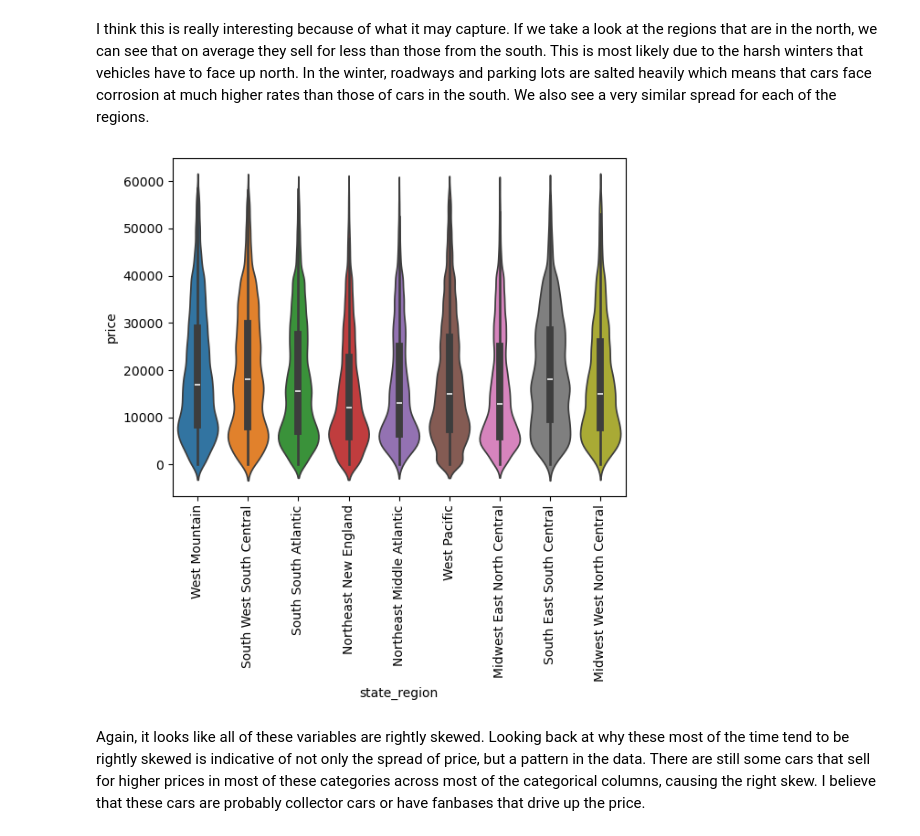
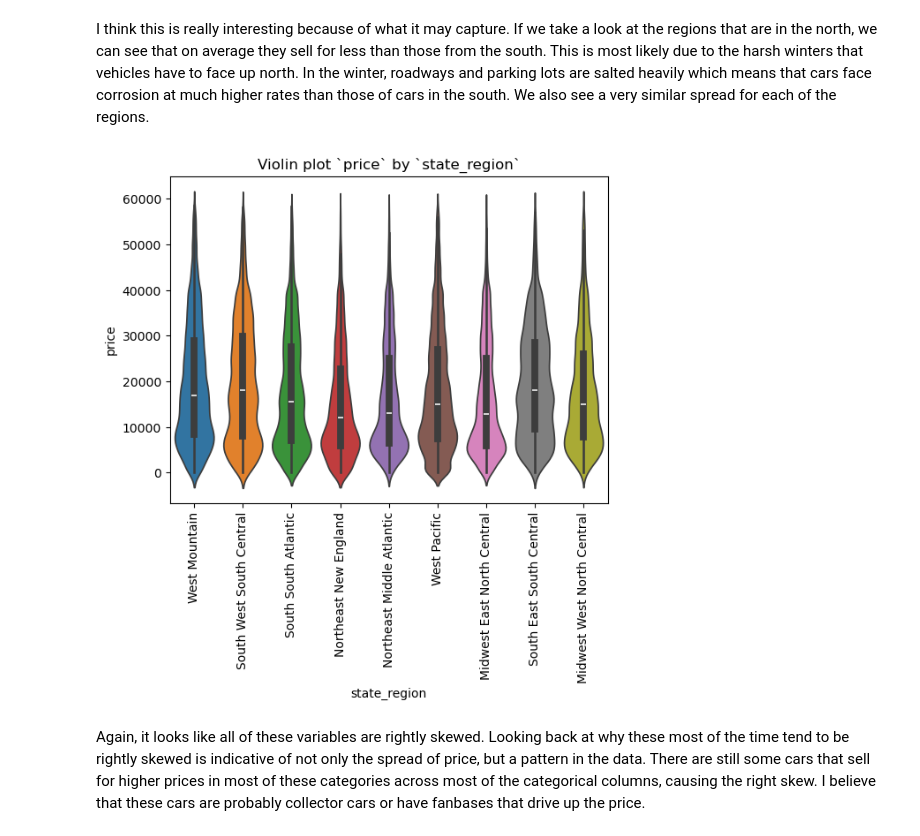
Before and after one commit to DenaliCarpenter/Used-Vehicle-Price-Prediction, a Jupyter notebook: Used Vehicle Prices.ipynb, the cells around one changed output. Cells and saved outputs as stored; diff of their text form; code cells hidden in the pictures.

```diff
--- a/Used Vehicle Prices.ipynb
+++ b/Used Vehicle Prices.ipynb
@@ -1093,15 +1102,17 @@ I think this is really interesting because of what it may capture. If we take a
 # %%
 sns.violinplot(x = 'state_region', y = 'price', data = used_vehicle_data_iqr, hue = 'state_region')
 # Rotate x-axis labels 45 degrees
 plt.xticks(rotation=90)
 
 # Hide the legend
 plt.legend([], [], frameon=False)
 
+plt.title("Violin plot `price` by `state_region`")
+
 # Display the plot
 plt.show()
 # %% [output]
-[figure, old version]
+[figure, new version]
 # %% [markdown]
 Again, it looks like all of these variables are rightly skewed. Looking back at why these most of the time tend to be rightly skewed is indicative of not only the spread of price, but a pattern in the data. There are still some cars that sell for higher prices in most of these categories across most of the categorical columns, causing the right skew. I believe that these cars are probably collector cars or have fanbases that drive up the price.
 # %% [markdown]
```
Also changed, not shown: parts of 8 cells of this notebook, 1 other file.
